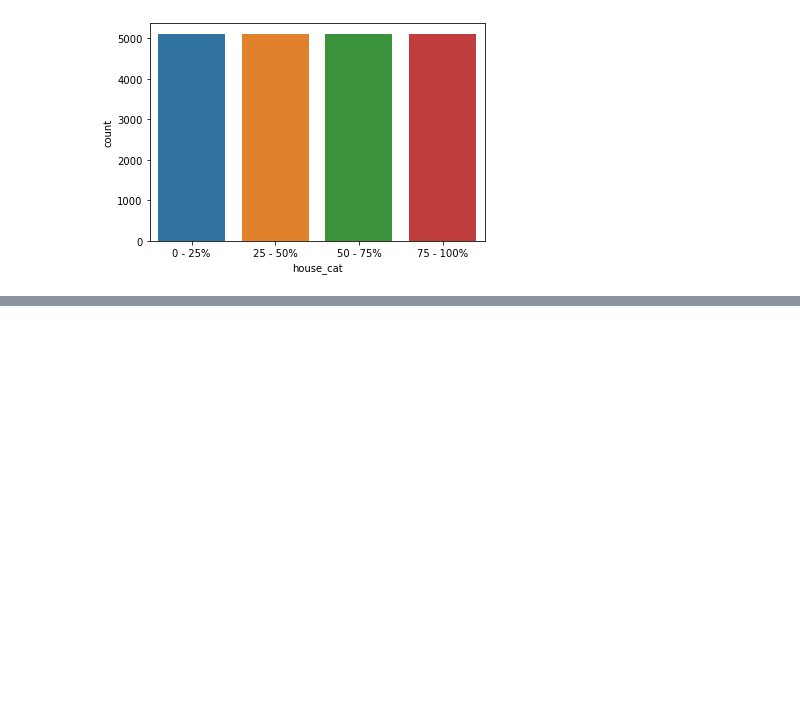
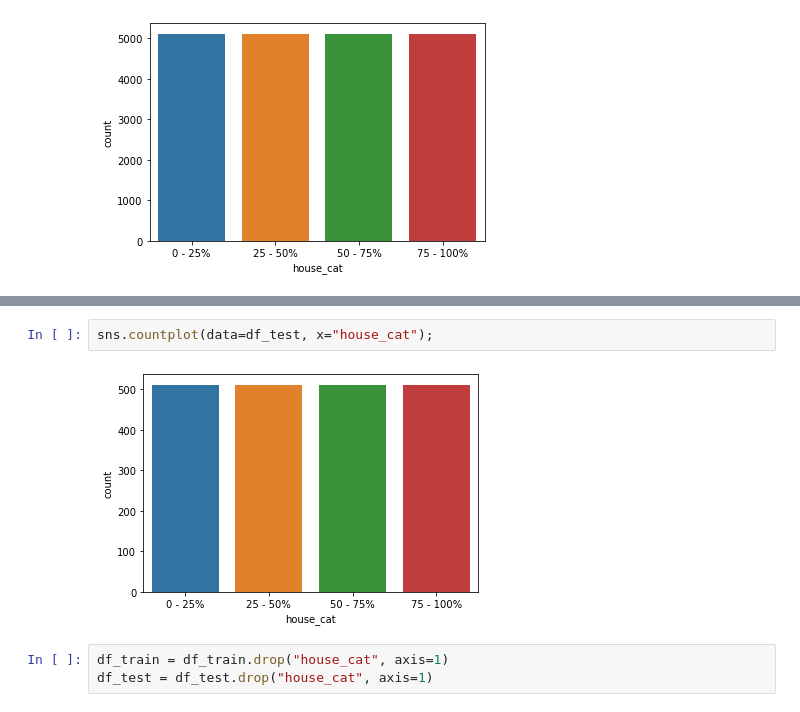
Before and after one commit to sengsei/ml-house-price, a Jupyter notebook: house_price_ki_model.ipynb, the cells around one changed output, grey strips where cells are left out. Drawn from its saved outputs; the diff is of its cells as text; blank space fills up the shorter version.

```diff
--- a/house_price_ki_model.ipynb
+++ b/house_price_ki_model.ipynb
@@ -106,0 +116,7 @@ sns.countplot(data=df, x="house_cat")
+# %%
+sns.countplot(data=df_test, x="house_cat");
+# %% [output]
+[figure, added]
+# %%
+df_train = df_train.drop("house_cat", axis=1)
+df_test = df_test.drop("house_cat", axis=1)
```
Also changed, not shown: parts of 2 cells of this notebook.
